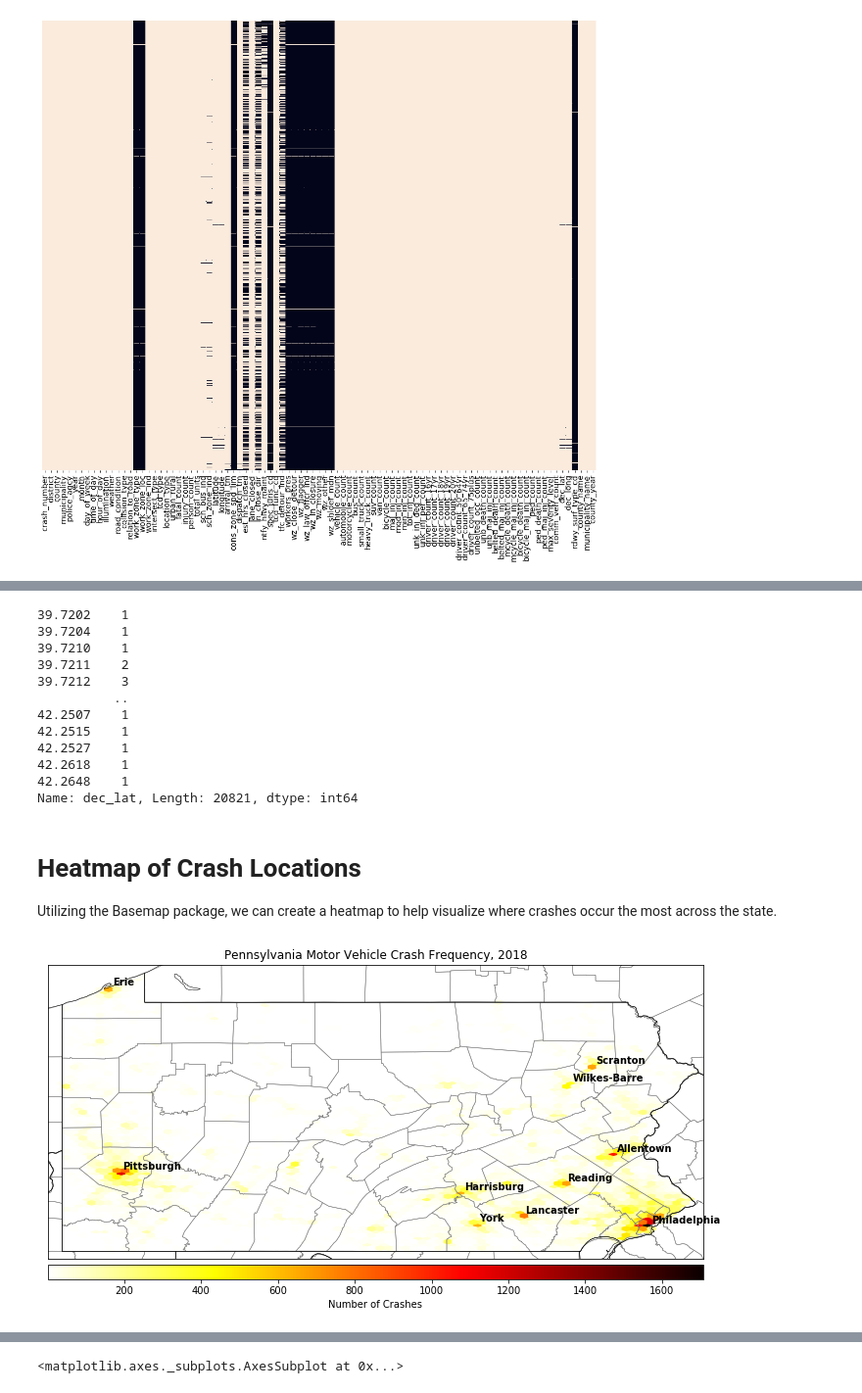
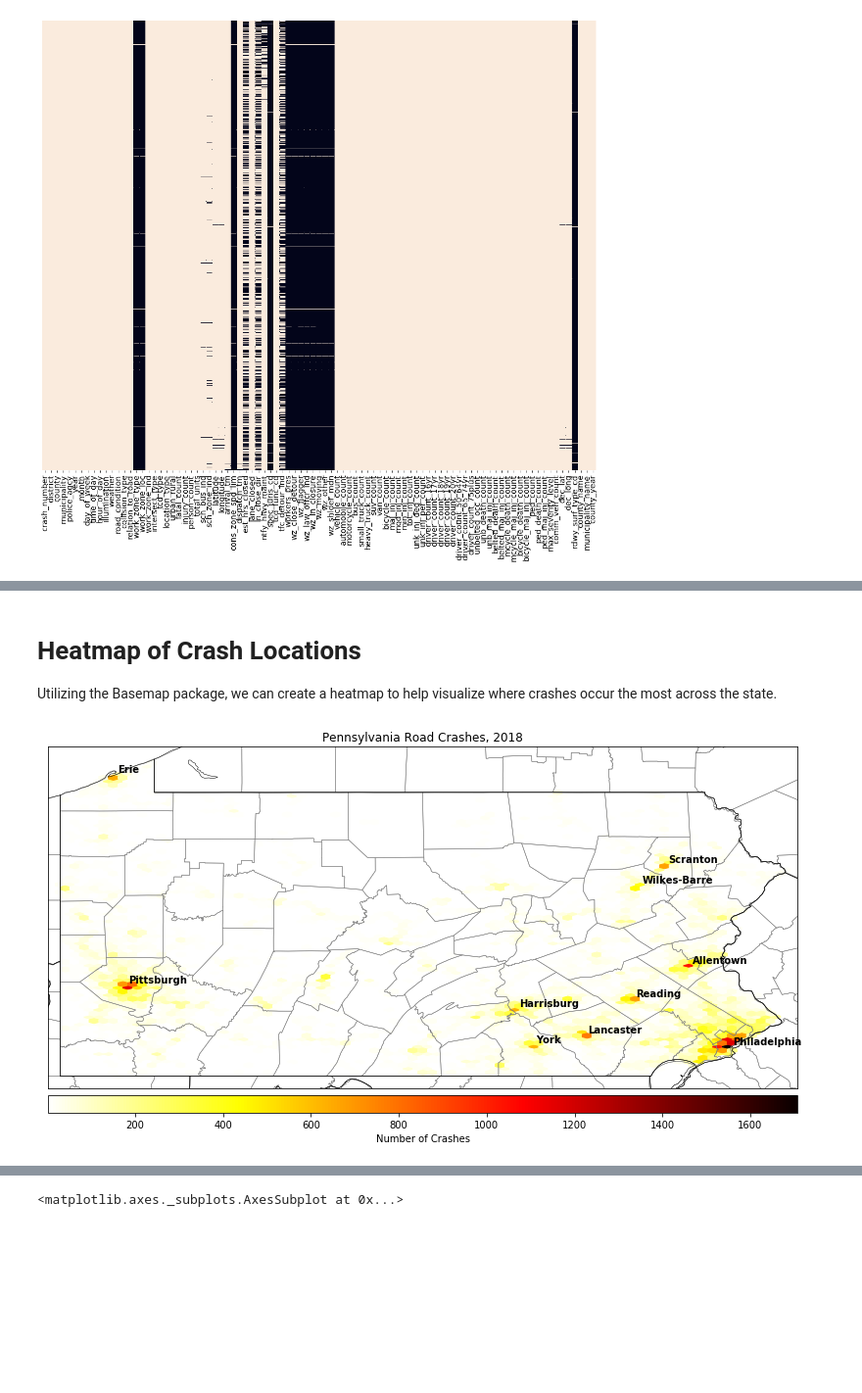
Before and after one commit to tydangel/PAcrashes2018, a Jupyter notebook: Vehicle Crashes.ipynb, the cells around one changed output, grey strips where cells are left out. Shown: that part at 98% size. Drawn from its saved outputs; the diff is of its cells as text; code cells hidden in the pictures; blank space fills up the shorter version.

```diff
--- a/Vehicle Crashes.ipynb
+++ b/Vehicle Crashes.ipynb
@@ -6,11 +6,12 @@ This project will focus on analyzing 2018 motor vehicle crashes. This data is re
 import pandas as pd
 import numpy as np
 import regex as re
+import os
 
 #Defining the data type for certain columns to avoid warnings when reading the .csv file
 dtype_map = {'TIME_OF_DAY':object, 'HOUR_OF_DAY':object, 'WEATHER':object, 'ARRIVAL_TM':object, 'DISPATCH_TM':object, 'TCD_FUNC_CD':object}
 
-crashes = pd.read_csv('CRASH_V_2018.csv', dtype=dtype_map)
+crashes = pd.read_csv(r'CRASH_V_2018.csv', dtype=dtype_map)
 # %%
 crashes.head()
 # %% [output]
@@ -74,7 +76,8 @@ We can see that there are many columns that are almost entirely null. Many of th
 #Remove columns related to work zone crashes
 drop_columns = ['work_zone_type', 'work_zone_loc', 'cons_zone_spd_lim', 'workers_pres',
                 'wz_close_detour', 'wz_flagger', 'wz_law_offcr_ind', 'wz_ln_closure',
-                'wz_moving', 'wz_other', 'wz_shlder_mdn', 'rdwy_surf_type_cd', 'spec_juris_cd']
+                'wz_moving', 'wz_other', 'wz_shlder_mdn', 'rdwy_surf_type_cd', 'spec_juris_cd',
+                'est_hrs_closed', 'ln_close_dir', 'tfc_detour_ind']
 
 crashes = crashes.drop(columns=drop_columns)
 # %%
@@ -84,18 +87,3 @@ null_plot(crashes)
-# %%
-crashes['dec_lat'].value_counts().sort_index()
-# %% [output]
-39.7202    1
-39.7204    1
-39.7210    1
-39.7211    2
-39.7212    3
-          ..
-42.2507    1
-42.2515    1
-42.2527    1
-42.2618    1
-42.2648    1
-Name: dec_lat, Length: 20821, dtype: int64
 # %% [markdown]
 # Heatmap of Crash Locations
 
@@ -107,41 +95,55 @@ from mpl_toolkits.basemap import Basemap
 #Create a new dataset to remove entries with missing coordinates
 coordinates = crashes[(crashes['dec_long'].notnull()) & (crashes['dec_lat'].notnull())][['dec_lat', 'dec_long']]
 # %%
-def pa_crash_map(longs, lats, cmap='hot_r', title='Pennsylvania Motor Vehicle Crash Frequency, 2018'):
+def heatmap(lats, lons, title, scale=5, cmap="hot_r", gridsize=75, mincnt=1):
+    #Using the min and max longitudes and latitudes to determine borders for map
+    llcrnrlat = lats.min() - 0.1
+    urcrnrlat = lats.max() + 0.1
+    llcrnrlon = lons.min() - 0.1
+    urcrnrlon = lons.max() + 0.1
+
     #Create a figure to display the entire state of Pennsylvania
-    fig = plt.figure(num=None, figsize=(12,10))
-    m = Basemap(llcrnrlat=39.654, urcrnrlat=42.342, llcrnrlon=-80.650, urcrnrlon=-74.649, resolution='h')
+    fig = plt.figure(num=None,
+                     figsize=(
+                              scale*(abs(urcrnrlat - llcrnrlat)),
+                              scale*(abs(llcrnrlon - urcrnrlon))
+                     )
+                    )
+
+    m = Basemap(llcrnrlat=llcrnrlat, urcrnrlat=urcrnrlat, llcrnrlon=llcrnrlon, urcrnrlon=urcrnrlon, resolution='h')
 
     #Define coordinates from the dataset
-    x_plot = np.array(longs)
+    x_plot = np.array(lons)
     y_plot = np.array(lats)
 
     #Create a hexbin overlay of the coordinates to show areas of higher frequency
-    m.hexbin(x_plot, y_plot, mincnt=1, gridsize=75, cmap='hot_r')
+    m.hexbin(x_plot, y_plot, mincnt=mincnt, gridsize=gridsize, cmap=cmap)
 
     m.colorbar(location='bottom', label='Number of Crashes')
-
-    #Create a dictionary of large Pennsylvania cities and their coordinates
-    cities = {'Pittsburgh':(40.444, -79.997), 'Philadelphia':(39.946, -75.152),
-              'Allentown':(40.600, -75.471), 'Reading':(40.334, -75.927),
-              'Harrisburg':(40.253, -76.865), 'Erie':(42.128, -80.086),
-              'York':(39.963, -76.730), 'Lancaster':(40.039, -76.312),
-              'Scranton':(41.407, -75.663), 'Wilkes-Barre':(41.245, -75.872)}
 
     #Draw borders for counties, states, and coasts
     m.drawstates(linewidth=0.5, linestyle='solid', color='black')
     m.drawcounties(linewidth=0.5, linestyle='solid', color='grey')
     m.drawcoastlines(linewidth=0.5, linestyle='solid', color='black')
 
-    #Plot and label the cities in the map
-    for key in cities:
-#         m.plot(cities[key][1], cities[key][0], latlon=True, marker='.', color='b')
-        plt.text(cities[key][1]+.03, cities[key][0]+.03, '{}'.format(key), fontweight='bold', color='k')
-
     plt.title(title)
 
-pa_crash_map(coordinates['dec_long'], coordinates['dec_lat'])
+heatmap(coordinates['dec_lat'],
+        coordinates['dec_long'],
+        "Pennsylvania Road Crashes, 2018"
+       )
+
+#Create a dictionary of large Pennsylvania cities and their coordinates
+cities = {'Pittsburgh':(40.444, -79.997), 'Philadelphia':(39.946, -75.152),
+          'Allentown':(40.600, -75.471), 'Reading':(40.334, -75.927),
+          'Harrisburg':(40.253, -76.865), 'Erie':(42.128, -80.086),
+          'York':(39.963, -76.730), 'Lancaster':(40.039, -76.312),
+          'Scranton':(41.407, -75.663), 'Wilkes-Barre':(41.245, -75.872)}
+
+#Plot and label the cities in the map
+for key in cities:
+    plt.text(cities[key][1]+.03, cities[key][0]+.03, '{}'.format(key), fontweight='bold', color='k')
 
 plt.show()
 # %% [output]
-[figure, old version]
+[figure, new version]
```
Also changed, not shown: parts of 19 cells of this notebook.
